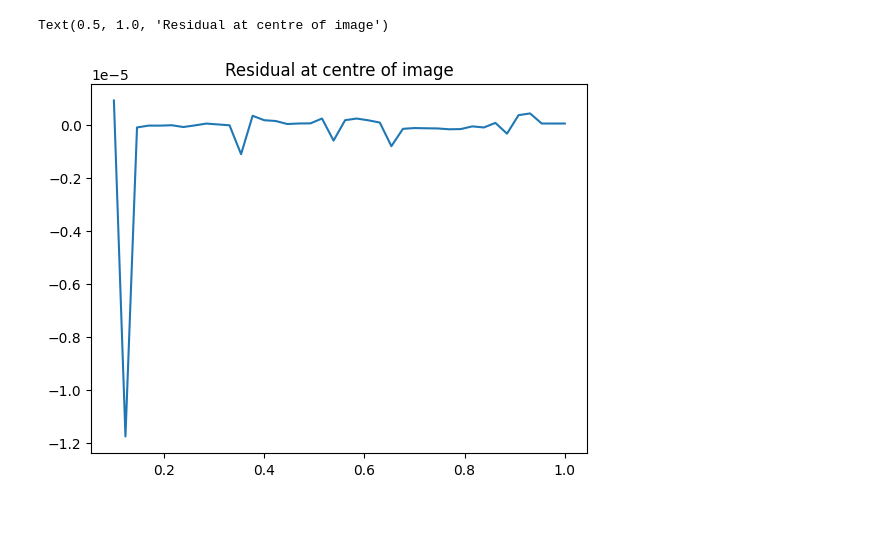
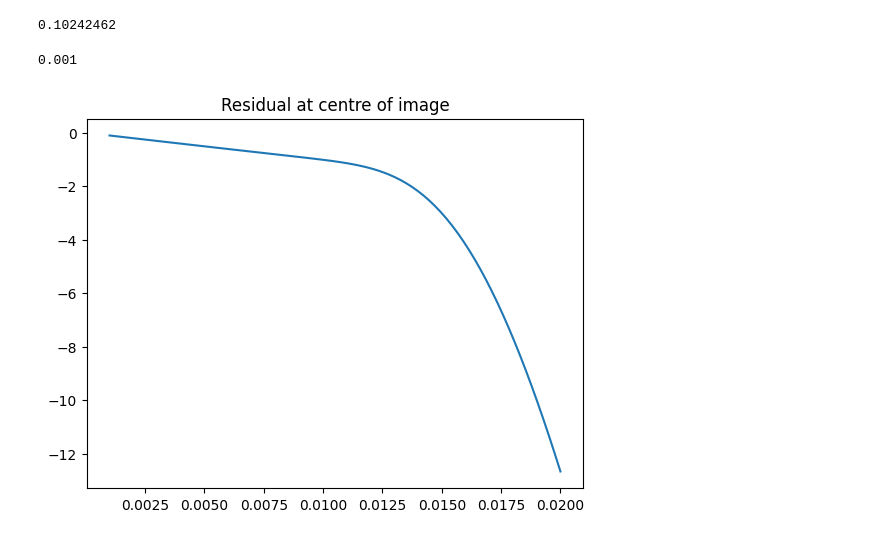
Before and after one commit to CMacM/BATSim, a Jupyter notebook: notebooks/dev/psf_conv_dev.ipynb, the cells around one changed output. Cells and saved outputs as stored; diff of their text form; code cells hidden in the pictures.

```diff
--- a/notebooks/dev/psf_conv_dev.ipynb
+++ b/notebooks/dev/psf_conv_dev.ipynb
@@ -74,11 +120,7 @@ plt.colorbar()
 # %%
-start = time.time()
-
-galsim_conv = galsim.Convolve([gals, psf_obj]).drawImage(nx=nn, ny=nn, scale=scale, method='sb')
-end = time.time()
-
-print(end-start)
-
-plt.imshow(conv_im.array - galsim_conv.array)
+print(np.max(abs(conv_im - galsim_conv.array)))
+plt.imshow(conv_im - galsim_conv.array)
 plt.colorbar()
+plt.title('BATSim - Galsim flux residual')
+plt.savefig('conv_diff.png')
 # %% [output]
@@ -94,14 +129,15 @@ plt.colorbar()
 # %%
-hlr = 1.5
+hlr = 0.01
 flux = 40
 nn = 128
-init_scale = 0.1
+init_scale = 0.001
 
 sersic_gal = galsim.Sersic(n=0.5, half_light_radius=hlr, flux=flux)
 psf_obj = galsim.Moffat(beta=3.5, fwhm=0.6)
 
-mals = np.linspace(1,10,40)
+mals = np.linspace(1,20,80)
 
+size_ratios = []
 centre_residuals = []
 interp_time = []
 galsim_time = []
@@ -117,16 +153,15 @@ for m in mals:
 
     mu = 1/((1-kappa)**2 - gamma1**2 - gamma2**2)
     gals = sersic_gal.lens(g1=gamma1, g2=gamma2, mu=mu)
-    gal_im = gals.drawImage(nx=nn, ny=nn, scale=scale, method='sb')
 
-    Lens = batforms.LensTransform(gamma1=gamma1, gamma2=gamma2, kappa=kappa, center=[-0.5*scale, -0.5*scale])
+    Lens = batforms.LensTransform(gamma1=gamma1, gamma2=gamma2, kappa=kappa, center=None)
     im_stamp.transform_grids(Lens)
     bats = im_stamp.sample_galaxy(sersic_gal)
 
     start = time.time()
 
-    conv_obj = interp_and_convolve(bats, psf_obj, scale)
-    interp_conv = conv_obj.drawImage(nx=nn, ny=nn, scale=scale, method='sb')
+    conv_obj = batstamp.interp_and_convolve(bats, psf_obj, scale)
+    interp_conv = conv_obj.drawImage(nx=64, ny=64, scale=0.168, method='sb')
 
     end = time.time()
 
@@ -134,20 +169,29 @@ for m in mals:
 
     start = time.time()
 
-    galsim_conv = galsim.Convolve([gals, psf_obj]).drawImage(nx=nn, ny=nn, scale=scale, method='sb')
+    galsim_conv = galsim.Convolve([gals, psf_obj]).shift(0.5*scale, 0.5*scale).drawImage(nx=64, ny=64, scale=0.168, method='sb')
 
     end = time.time()
 
     galsim_time.append(end-start)
 
+    size_ratio = (nn / 2) * scale / hlr
+    size_ratios.append(size_ratio)
+
     residuals = interp_conv.array - galsim_conv.array
     centre_residuals.append(residuals[32,32])
+# %%
+print(abs(np.array(centre_residuals)).min())
+# %% [output]
+0.10242462
 # %%
-plt.plot(mals*init_scale, centre_residuals)
+plt.plot(init_scale*mals, centre_residuals)
 plt.title('Residual at centre of image')
+min_ind = np.argmin(abs(np.array(centre_residuals)))
+print(init_scale*mals[min_ind])
 # %% [output]
-Text(0.5, 1.0, 'Residual at centre of image')
+0.001
-[figure, old version]
+[figure, new version]
 # %%
 plt.plot(mals*init_scale, np.array(interp_time)/np.array(galsim_time))
 plt.axhline(1, c='black', ls=':')
```
Also changed, not shown: parts of 9 cells of this notebook, 5 other files.
